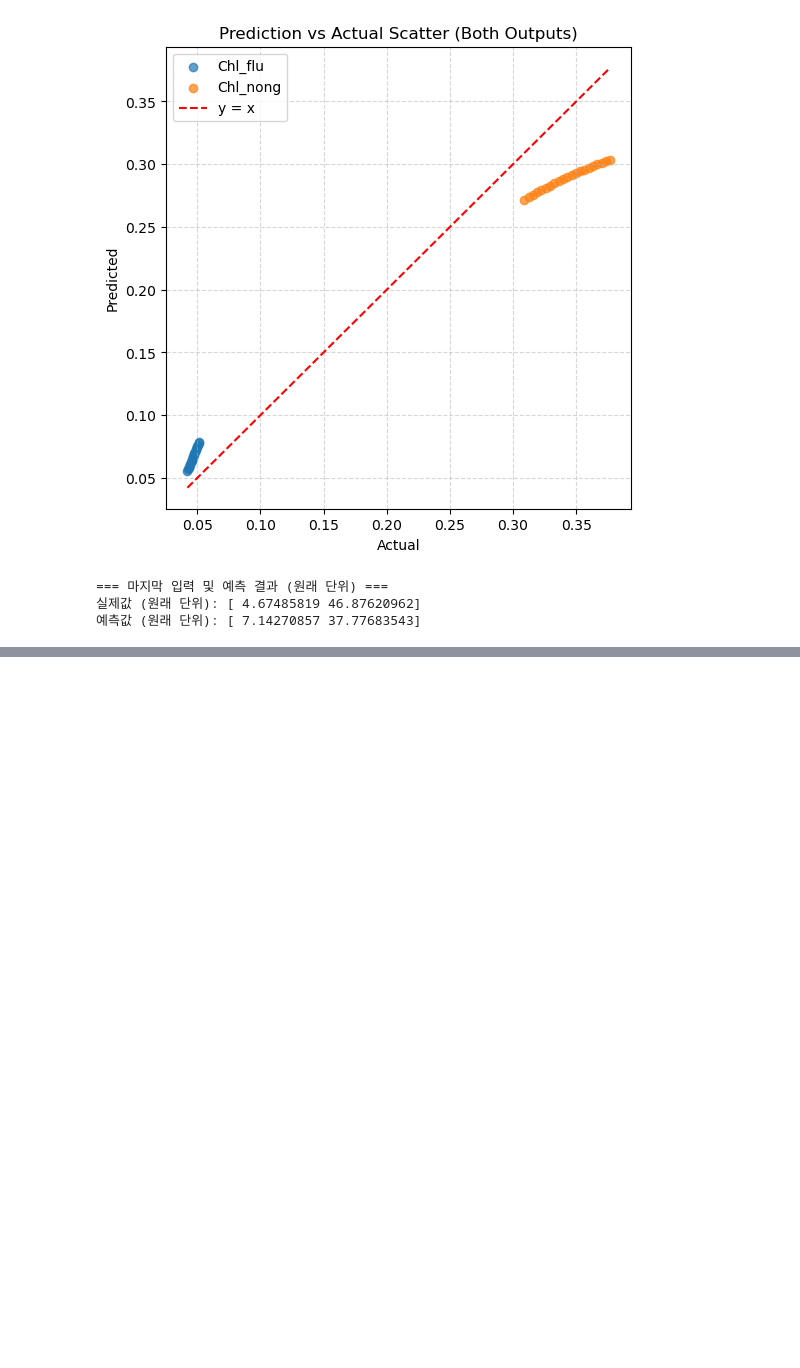
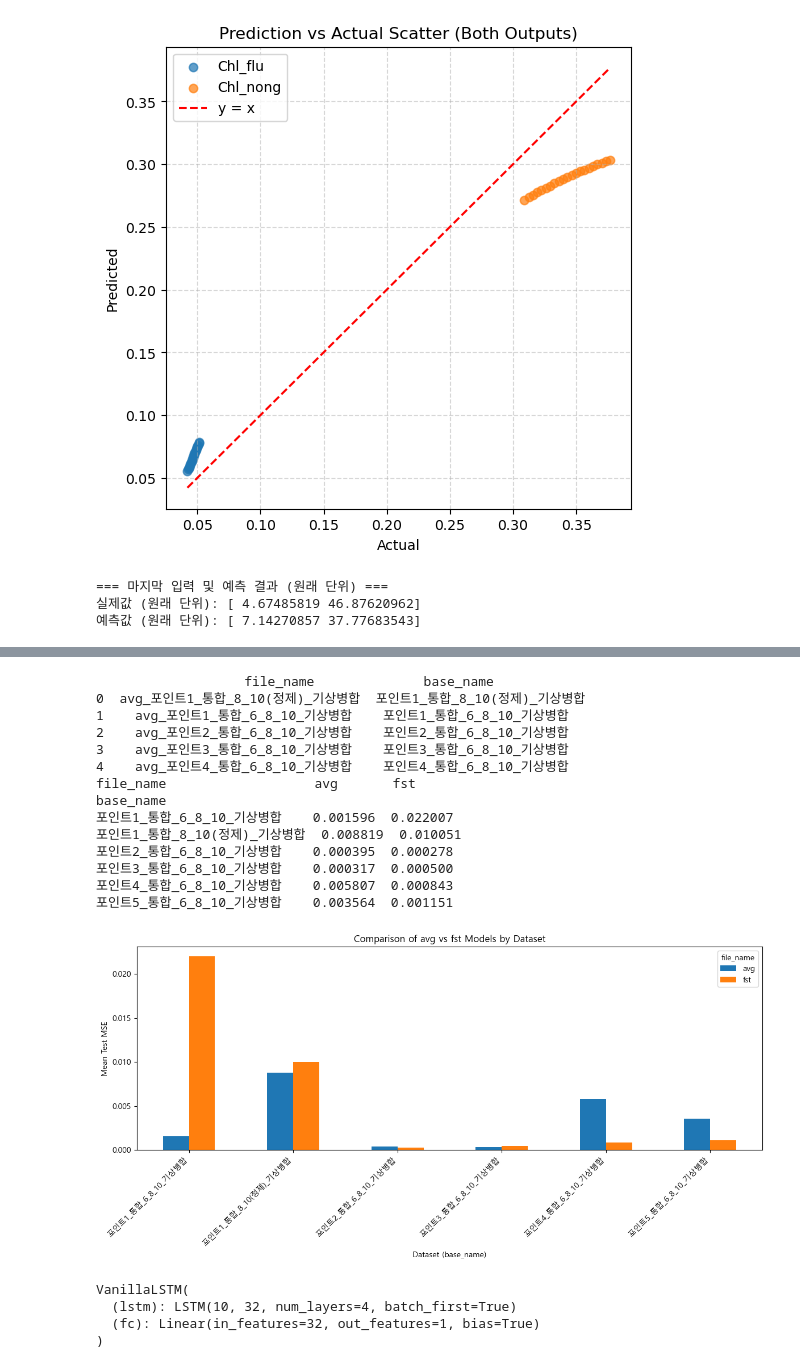
Before and after one commit to kty2001/water_quality, a Jupyter notebook: codetest.ipynb, the cells around one changed output, grey strips where cells are left out. Drawn from its saved outputs; the diff is of its cells as text; code cells hidden in the pictures; blank space fills up the shorter version.

```diff
--- a/codetest.ipynb
+++ b/codetest.ipynb
@@ -768,0 +879,38 @@ First rows:
+# %%
+result_df['base_name'] = result_df['file_name'].str.replace(r'^(fst_|avg_)', '', regex=True)
+print(result_df[['file_name', 'base_name']].head())
+
+group_stats = result_df.groupby(['base_name', result_df['file_name'].str[:3]])['test_mse'].mean().unstack()
+print(group_stats)
+
+group_stats.plot(kind='bar', figsize=(12,6))
+plt.title("Comparison of avg vs fst Models by Dataset")
+plt.xlabel("Dataset (base_name)")
+plt.ylabel("Mean Test MSE")
+plt.xticks(rotation=45, ha='right')
+plt.tight_layout()
+plt.show()
+# %% [output]
+                   file_name              base_name
+0  avg_포인트1_통합_8_10(정제)_기상병합  포인트1_통합_8_10(정제)_기상병합
+1    avg_포인트1_통합_6_8_10_기상병합    포인트1_통합_6_8_10_기상병합
+2    avg_포인트2_통합_6_8_10_기상병합    포인트2_통합_6_8_10_기상병합
+3    avg_포인트3_통합_6_8_10_기상병합    포인트3_통합_6_8_10_기상병합
+4    avg_포인트4_통합_6_8_10_기상병합    포인트4_통합_6_8_10_기상병합
+file_name                   avg       fst
+base_name
+포인트1_통합_6_8_10_기상병합    0.001596  0.022007
+포인트1_통합_8_10(정제)_기상병합  0.008819  0.010051
+포인트2_통합_6_8_10_기상병합    0.000395  0.000278
+포인트3_통합_6_8_10_기상병합    0.000317  0.000500
+포인트4_통합_6_8_10_기상병합    0.005807  0.000843
+포인트5_통합_6_8_10_기상병합    0.003564  0.001151
+[figure, added]
+# %%
+vis_model = VanillaLSTM(input_size=10, hidden_size=32, num_layers=4, output_size=1)
+print(vis_model)
+# %% [output]
+VanillaLSTM(
+  (lstm): LSTM(10, 32, num_layers=4, batch_first=True)
+  (fc): Linear(in_features=32, out_features=1, bias=True)
+)
```
Also changed, not shown: parts of 16 cells of this notebook, 5 other files.
